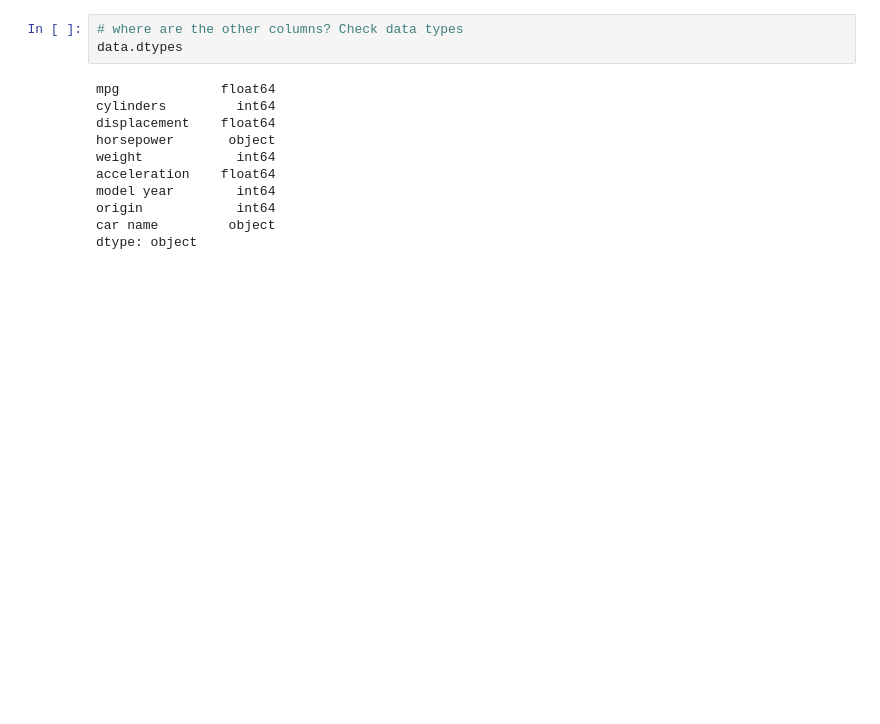
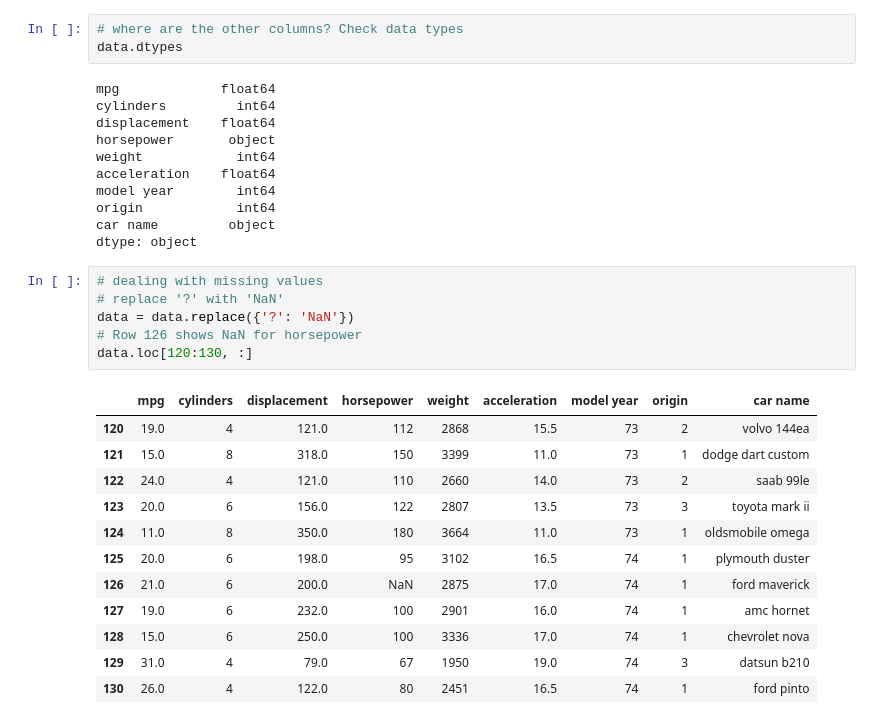
Before and after one commit to ENSF611/lab0-data-and-visualization-review-HAZberi, a Jupyter notebook: lab0-pandas-auto_mpg.ipynb, the cells around one changed output. Cells and saved outputs as stored; diff of their text form; blank space fills up the shorter version.

```diff
--- a/lab0-pandas-auto_mpg.ipynb
+++ b/lab0-pandas-auto_mpg.ipynb
@@ -72,3 +72,22 @@ model year        int64
 origin            int64
 car name         object
 dtype: object
+# %%
+# dealing with missing values
+# replace '?' with 'NaN'
+data = data.replace({'?': 'NaN'})
+# Row 126 shows NaN for horsepower
+data.loc[120:130, :]
+# %% [output]
+|  | mpg | cylinders | displacement | horsepower | weight | acceleration | model year | origin | car name |
+| 120 | 19.0 | 4 | 121.0 | 112 | 2868 | 15.5 | 73 | 2 | volvo 144ea |
+| 121 | 15.0 | 8 | 318.0 | 150 | 3399 | 11.0 | 73 | 1 | dodge dart custom |
+| 122 | 24.0 | 4 | 121.0 | 110 | 2660 | 14.0 | 73 | 2 | saab 99le |
+| 123 | 20.0 | 6 | 156.0 | 122 | 2807 | 13.5 | 73 | 3 | toyota mark ii |
+| 124 | 11.0 | 8 | 350.0 | 180 | 3664 | 11.0 | 73 | 1 | oldsmobile omega |
+| 125 | 20.0 | 6 | 198.0 | 95 | 3102 | 16.5 | 74 | 1 | plymouth duster |
+| 126 | 21.0 | 6 | 200.0 | NaN | 2875 | 17.0 | 74 | 1 | ford maverick |
+| 127 | 19.0 | 6 | 232.0 | 100 | 2901 | 16.0 | 74 | 1 | amc hornet |
+| 128 | 15.0 | 6 | 250.0 | 100 | 3336 | 17.0 | 74 | 1 | chevrolet nova |
+| 129 | 31.0 | 4 | 79.0 | 67 | 1950 | 19.0 | 74 | 3 | datsun b210 |
+| 130 | 26.0 | 4 | 122.0 | 80 | 2451 | 16.5 | 74 | 1 | ford pinto |
```
Also changed, not shown: parts of 8 cells of this notebook, 1 other file.
